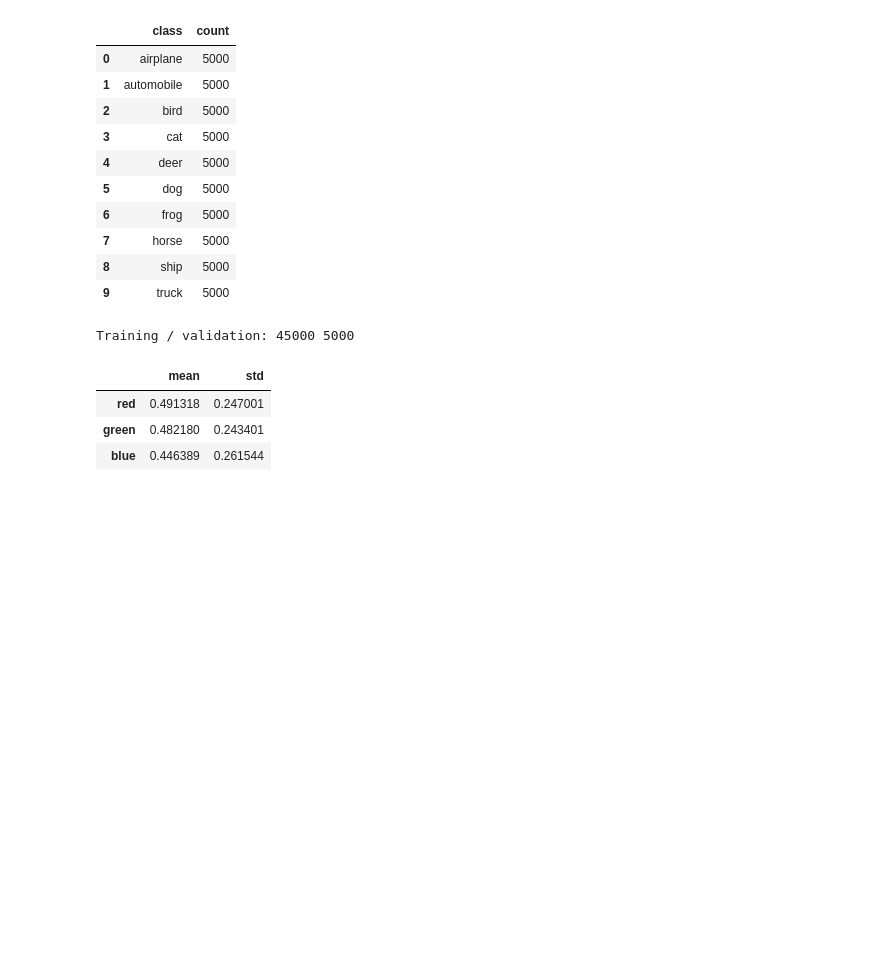
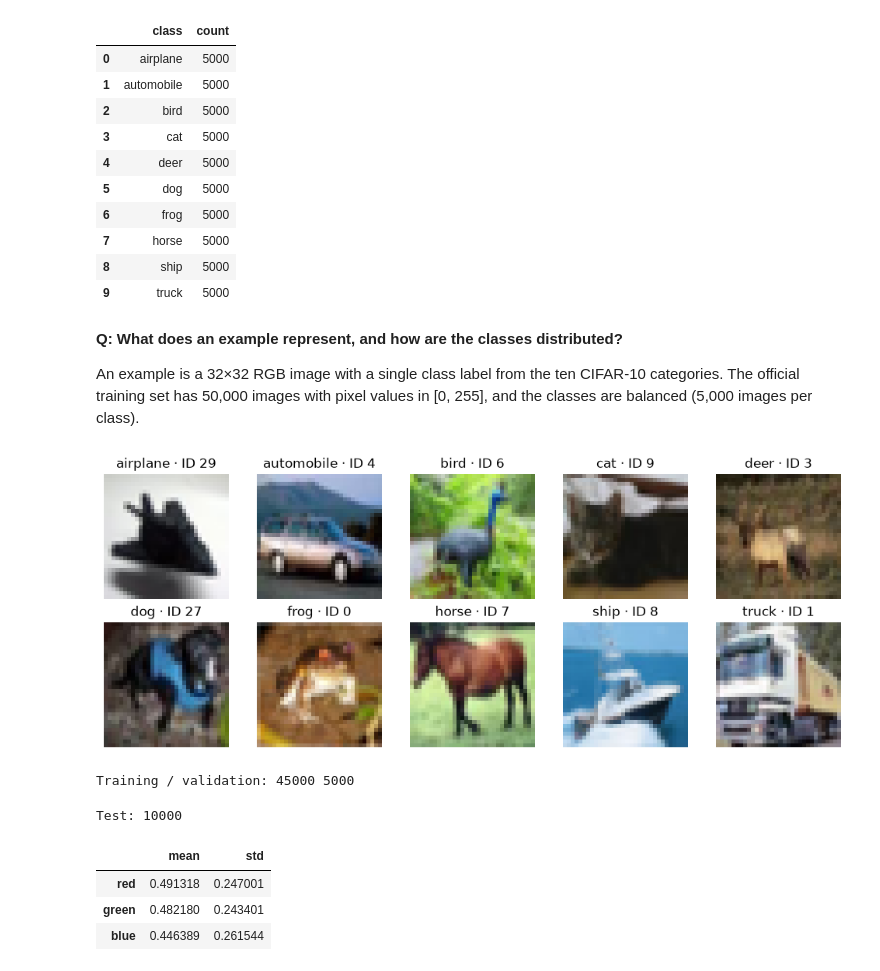
Before and after one commit to TheArtemis/ID2223-Scalable-Machine-Learning-and-Deep-Learning, a Jupyter notebook: assignments/ass1/lab-assignment-notebook.ipynb, the cells around one changed output. Cells and saved outputs as stored; diff of their text form; code cells hidden in the pictures; blank space fills up the shorter version.

```diff
--- a/assignments/ass1/lab-assignment-notebook.ipynb
+++ b/assignments/ass1/lab-assignment-notebook.ipynb
@@ -76,6 +73,21 @@ Pixel range: 0 255
 | 7 | horse | 5000 |
 | 8 | ship | 5000 |
 | 9 | truck | 5000 |
+# %% [markdown]
+**Q: What does an example represent, and how are the classes distributed?**
+
+An example is a 32×32 RGB image with a single class label from the ten CIFAR-10 categories. The official training set has 50,000 images with pixel values in [0, 255], and the classes are balanced (5,000 images per class).
+# %%
+fig, axes = plt.subplots(2, 5, figsize=(10, 4))
+for target, ax in enumerate(axes.flat):
+    image_id = int(np.flatnonzero(labels == target)[0])
+    ax.imshow(database.data[image_id])
+    ax.set_title(f"{class_names[target]} · ID {image_id}")
+    ax.axis("off")
+fig.tight_layout()
+plt.show()
+# %% [output]
+[figure, added]
 # %%
 
 from sklearn.model_selection import train_test_split
@@ -91,6 +105,13 @@ assert set(train_ids).isdisjoint(val_ids)
 print("Training / validation:", len(train_ids), len(val_ids))
 # %% [output]
 Training / validation: 45000 5000
+# %%
+test_database = datasets.CIFAR10(DATA_ROOT, train=False, download=False)
+test_ids = np.arange(len(test_database))
+print("Test:", len(test_ids))
+assert set(train_ids).isdisjoint(val_ids)
+# %% [output]
+Test: 10000
 # %%
 from tqdm import tqdm
 
```
Also changed, not shown: parts of 8 cells of this notebook.
